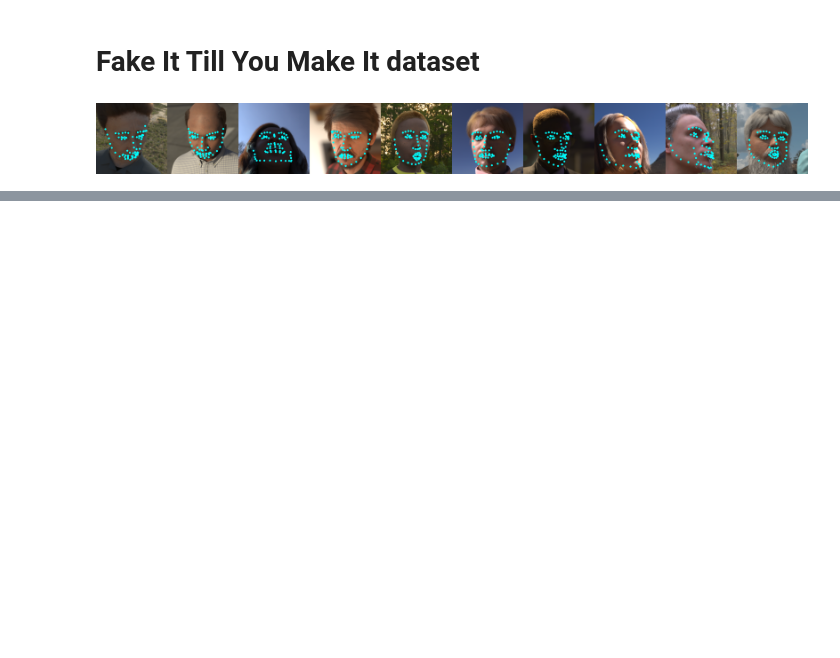
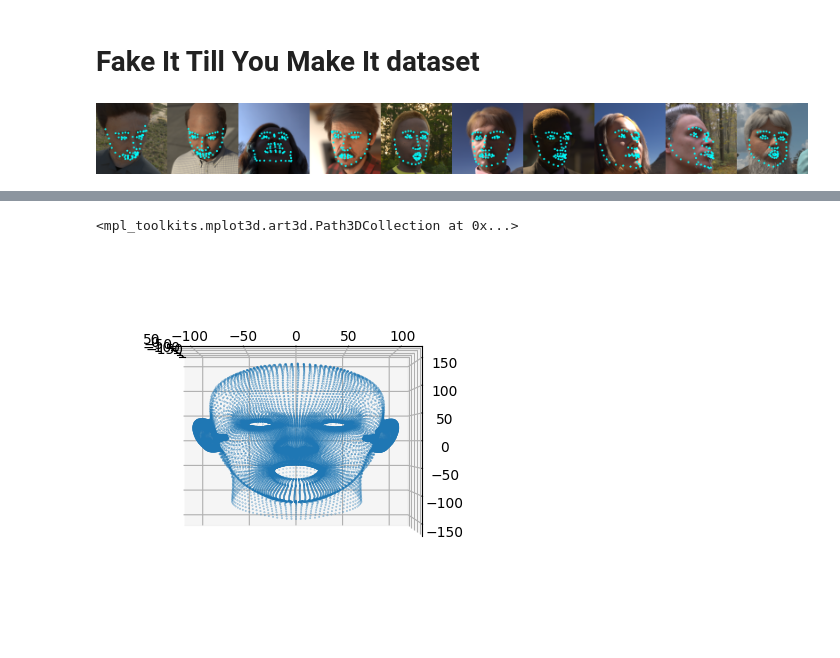
Before and after one commit to florisdf/continuous_landmarks, a Jupyter notebook: notebooks/01_face_alignment.ipynb, the cells around one changed output, grey strips where cells are left out. Saved outputs shown, nothing was run; the diff lists cells and outputs as text; code cells hidden in the pictures; blank space fills up the shorter version.

```diff
--- a/notebooks/01_face_alignment.ipynb
+++ b/notebooks/01_face_alignment.ipynb
@@ -48,0 +85,8 @@ Image.fromarray(np.hstack([draw_points(*ds_fitymi[i]) for i in range(10)]))
+# %%
+fig = plt.figure()
+ax = fig.add_subplot(projection='3d')
+ax.view_init(azim=0, elev=0, vertical_axis='y')
+ax.scatter(*ds_facescape.canonical.T, s=.1)
+# %% [output]
+<mpl_toolkits.mplot3d.art3d.Path3DCollection at 0x...>
+[figure, added]
```
Also changed, not shown: parts of 9 cells of this notebook.
